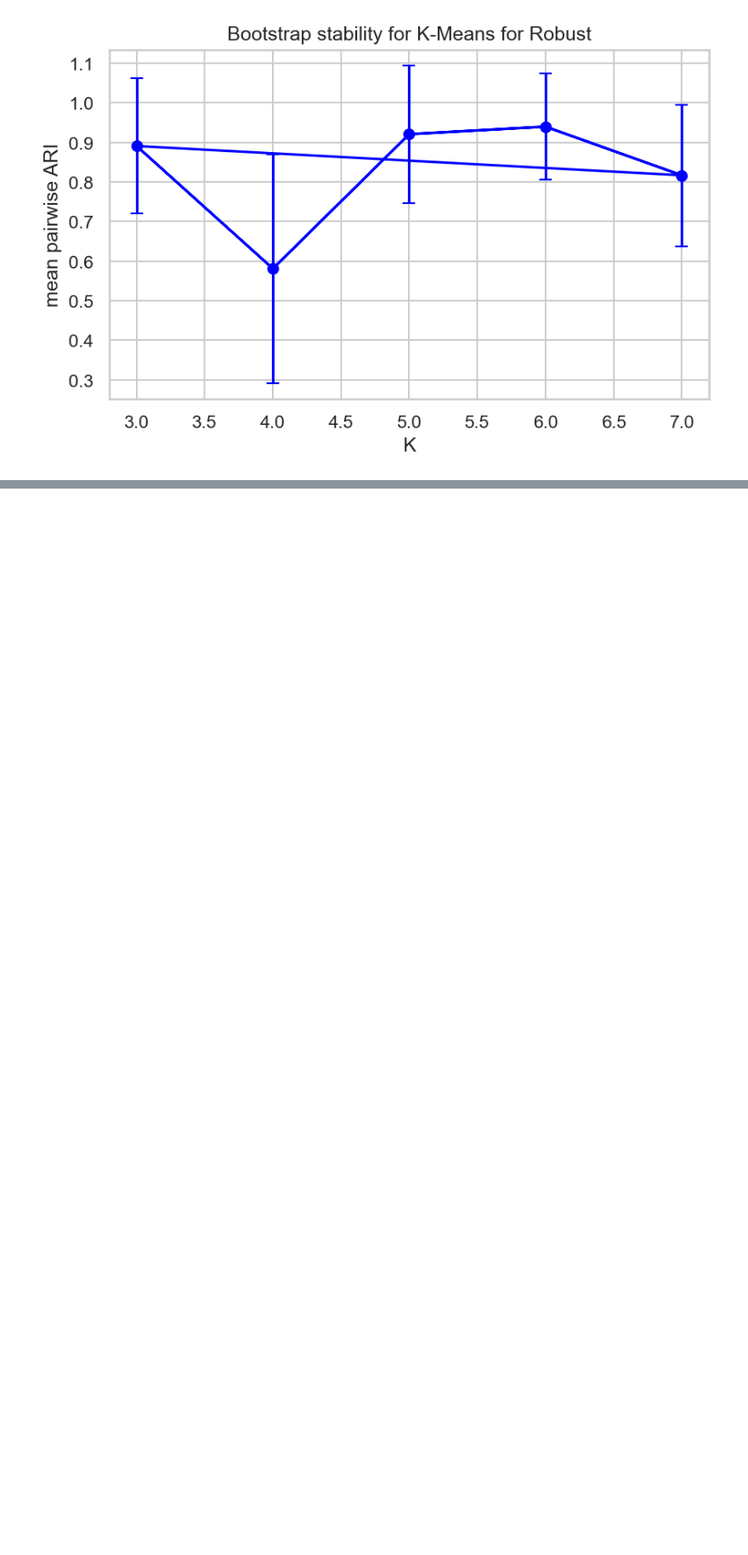
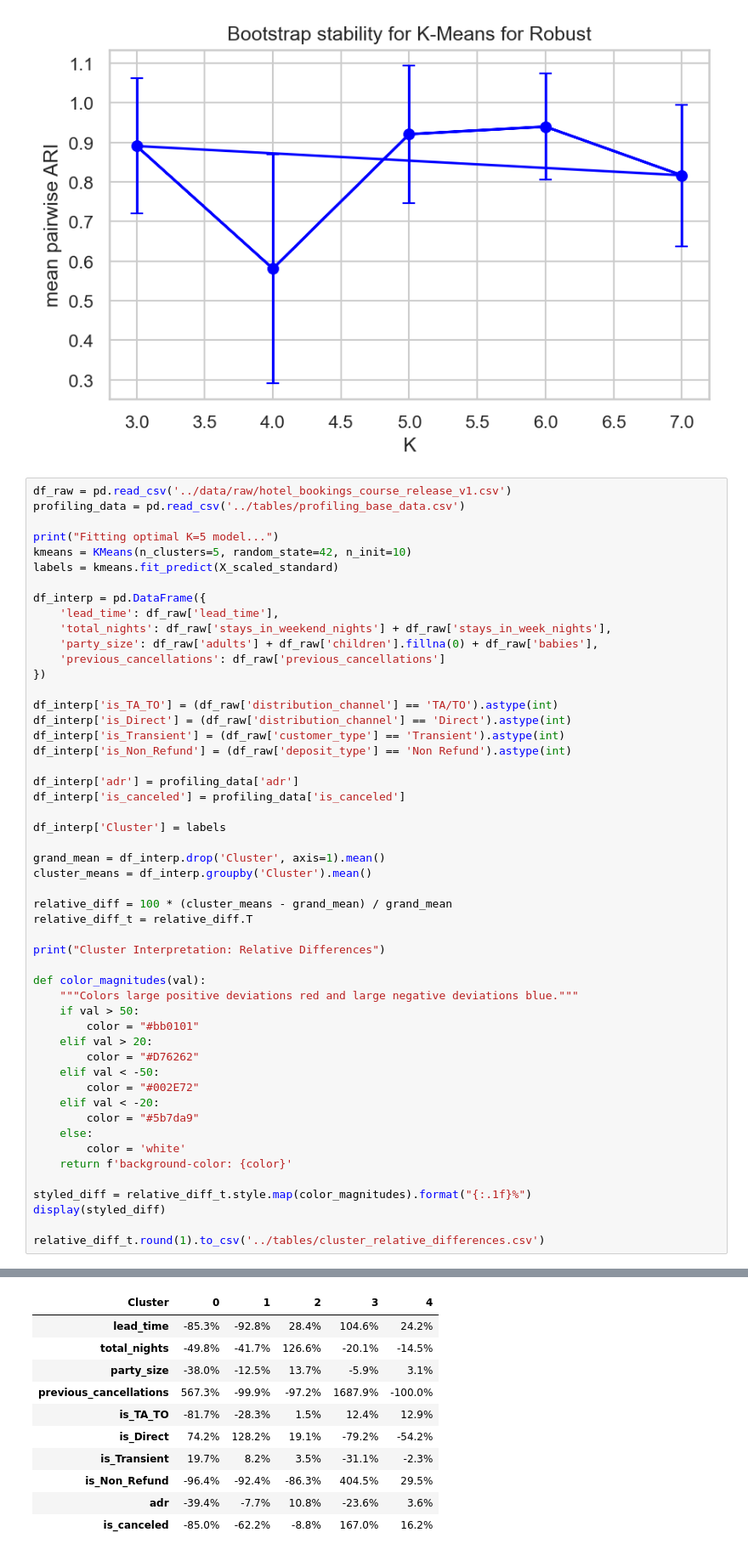
Before and after one commit to AfonsoCSimoes/UnsupervisedLearning-Project, a Jupyter notebook: notebooks/03_baseline_runs.ipynb, the cells around one changed output, grey strips where cells are left out. Shown at 85% size. Drawn from its saved outputs; the diff is of its cells as text; blank space fills up the shorter version.

Commit message:
cluster interpretation

```diff
--- a/notebooks/03_baseline_runs.ipynb
+++ b/notebooks/03_baseline_runs.ipynb
@@ -214,3 +213,55 @@ Finished K=7: Mean ARI = 0.817
 | 8 | 6 | 0.940 | 0.134 | 190 |
 | 9 | 7 | 0.817 | 0.179 | 190 |
 [figure]
+# %%
+df_raw = pd.read_csv('../data/raw/hotel_bookings_course_release_v1.csv')
+profiling_data = pd.read_csv('../tables/profiling_base_data.csv')
+
+print("Fitting optimal K=5 model...")
+kmeans = KMeans(n_clusters=5, random_state=42, n_init=10)
+labels = kmeans.fit_predict(X_scaled_standard)
+
+df_interp = pd.DataFrame({
+    'lead_time': df_raw['lead_time'],
+    'total_nights': df_raw['stays_in_weekend_nights'] + df_raw['stays_in_week_nights'],
+    'party_size': df_raw['adults'] + df_raw['children'].fillna(0) + df_raw['babies'],
+    'previous_cancellations': df_raw['previous_cancellations']
+})
+
+df_interp['is_TA_TO'] = (df_raw['distribution_channel'] == 'TA/TO').astype(int)
+df_interp['is_Direct'] = (df_raw['distribution_channel'] == 'Direct').astype(int)
+df_interp['is_Transient'] = (df_raw['customer_type'] == 'Transient').astype(int)
+df_interp['is_Non_Refund'] = (df_raw['deposit_type'] == 'Non Refund').astype(int)
+
+df_interp['adr'] = profiling_data['adr']
+df_interp['is_canceled'] = profiling_data['is_canceled']
+
+df_interp['Cluster'] = labels
+
+grand_mean = df_interp.drop('Cluster', axis=1).mean()
+cluster_means = df_interp.groupby('Cluster').mean()
+
+relative_diff = 100 * (cluster_means - grand_mean) / grand_mean
+relative_diff_t = relative_diff.T
+
+print("Cluster Interpretation: Relative Differences")
+
+def color_magnitudes(val):
+    """Colors large positive deviations red and large negative deviations blue."""
+    if val > 50:
+        color = "#bb0101"
+    elif val > 20:
+        color = "#D76262"
+    elif val < -50:
+        color = "#002E72"
+    elif val < -20:
+        color = "#5b7da9"
+    else:
+        color = 'white'
+    return f'background-color: {color}'
+
+styled_diff = relative_diff_t.style.map(color_magnitudes).format("{:.1f}%")
+display(styled_diff)
+
+relative_diff_t.round(1).to_csv('../tables/cluster_relative_differences.csv')
+# %% [output]
@@ -216,0 +271,11 @@ Finished K=7: Mean ARI = 0.817
+| Cluster | 0 | 1 | 2 | 3 | 4 |
+| lead_time | -85.3% | -92.8% | 28.4% | 104.6% | 24.2% |
+| total_nights | -49.8% | -41.7% | 126.6% | -20.1% | -14.5% |
+| party_size | -38.0% | -12.5% | 13.7% | -5.9% | 3.1% |
+| previous_cancellations | 567.3% | -99.9% | -97.2% | 1687.9% | -100.0% |
+| is_TA_TO | -81.7% | -28.3% | 1.5% | 12.4% | 12.9% |
+| is_Direct | 74.2% | 128.2% | 19.1% | -79.2% | -54.2% |
+| is_Transient | 19.7% | 8.2% | 3.5% | -31.1% | -2.3% |
+| is_Non_Refund | -96.4% | -92.4% | -86.3% | 404.5% | 29.5% |
+| adr | -39.4% | -7.7% | 10.8% | -23.6% | 3.6% |
+| is_canceled | -85.0% | -62.2% | -8.8% | 167.0% | 16.2% |
```
Also changed, not shown: parts of 2 cells of this notebook, 3 other files.
